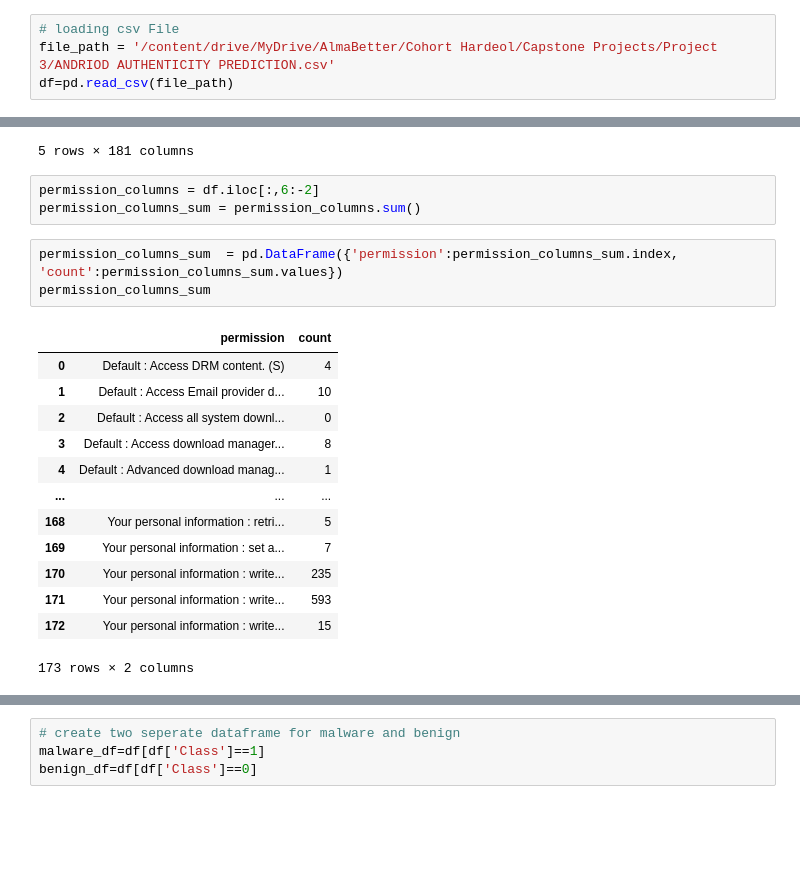
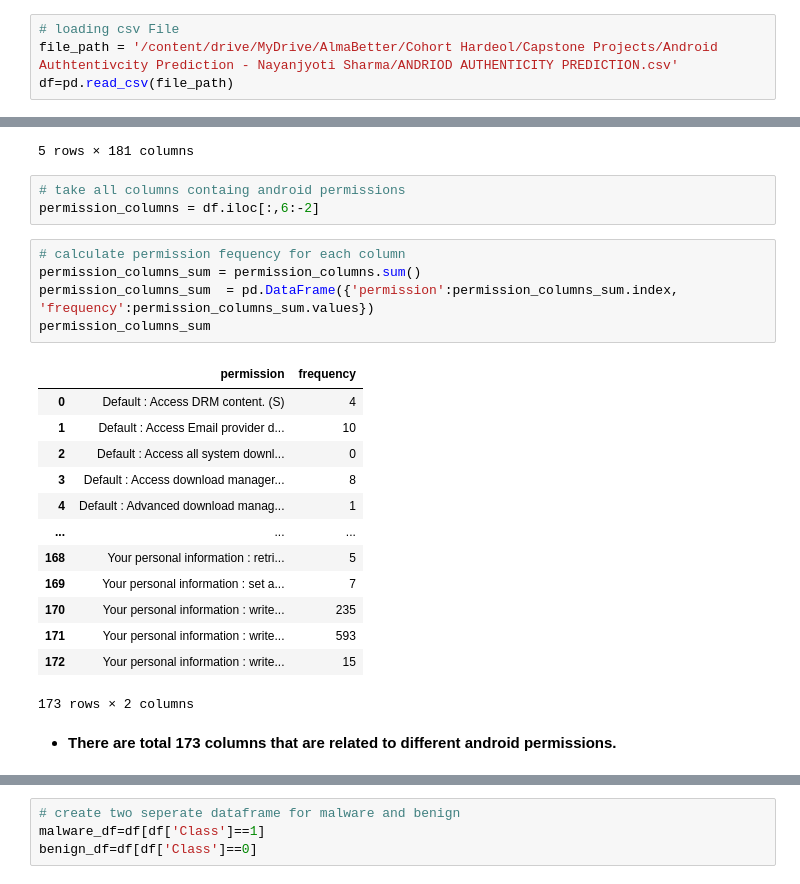
Before and after one commit to nayan136/Android-Authtentivcity-Prediction, a Jupyter notebook: ANDRIOD_AUTHENTICITY_PREDICTION.ipynb, the cells around one changed output, grey strips where cells are left out. Drawn from its saved outputs; the diff is of its cells as text; blank space fills up the shorter version.

```diff
--- a/ANDRIOD_AUTHENTICITY_PREDICTION.ipynb
+++ b/ANDRIOD_AUTHENTICITY_PREDICTION.ipynb
@@ -450,7 +450,7 @@ drive.mount('/content/drive')
 Drive already mounted at /content/drive; to attempt to forcibly remount, call drive.mount("/content/drive", force_remount=True).
 # %%
 # loading csv File
-file_path = '/content/drive/MyDrive/AlmaBetter/Cohort Hardeol/Capstone Projects/Project 3/ANDRIOD AUTHENTICITY PREDICTION.csv'
+file_path = '/content/drive/MyDrive/AlmaBetter/Cohort Hardeol/Capstone Projects/Android Authtentivcity Prediction - Nayanjyoti Sharma/ANDRIOD AUTHENTICITY PREDICTION.csv'
 df=pd.read_csv(file_path)
 # %% [markdown]
 ## Common functions
@@ -1064,14 +1097,16 @@ df.head()
 | 4 | Lifestyle | 0.0 | 0.000000 | 5.99 | 1.0 | 0 | ... |
 | 5 | Personalization | 4.5 | 2.426605 | 0.00 | 3.0 | 1 | ... |
 5 rows × 181 columns
-# %%
-permission_columns = df.iloc[:,6:-2]
-permission_columns_sum = permission_columns.sum()
+# %%
+# take all columns containg android permissions
+permission_columns = df.iloc[:,6:-2]
 # %%
-permission_columns_sum  = pd.DataFrame({'permission':permission_columns_sum.index, 'count':permission_columns_sum.values})
+# calculate permission fequency for each column
+permission_columns_sum = permission_columns.sum()
+permission_columns_sum  = pd.DataFrame({'permission':permission_columns_sum.index, 'frequency':permission_columns_sum.values})
 permission_columns_sum
 # %% [output]
-|  | permission | count |
+|  | permission | frequency |
 | 0 | Default : Access DRM content. (S) | 4 |
 | 1 | Default : Access Email provider d... | 10 |
 | 2 | Default : Access all system downl... | 0 |
@@ -1084,3 +1119,5 @@ permission_columns_sum
 | 171 | Your personal information : write... | 593 |
 | 172 | Your personal information : write... | 15 |
 173 rows × 2 columns
+# %% [markdown]
+* **There are total 173 columns that are related to different android permissions.**
```
Also changed, not shown: parts of 57 cells of this notebook.
